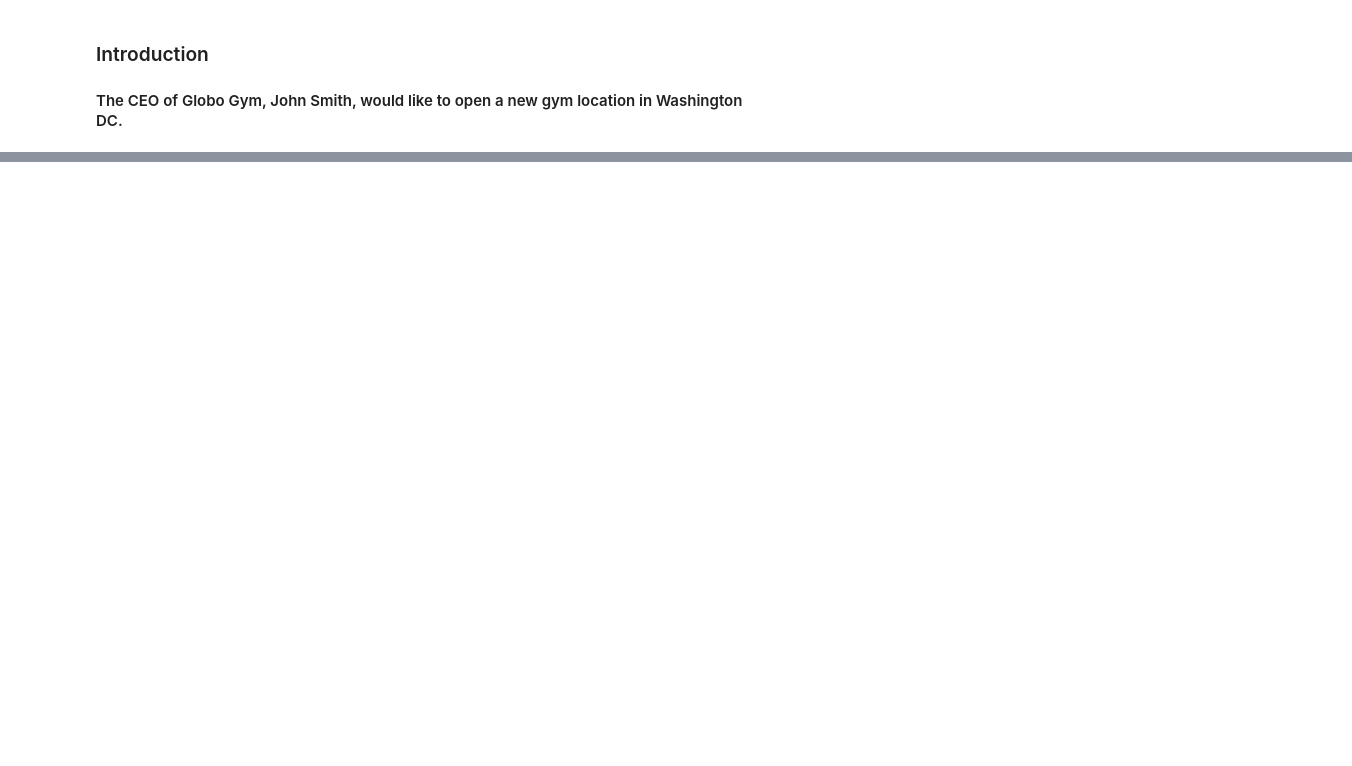
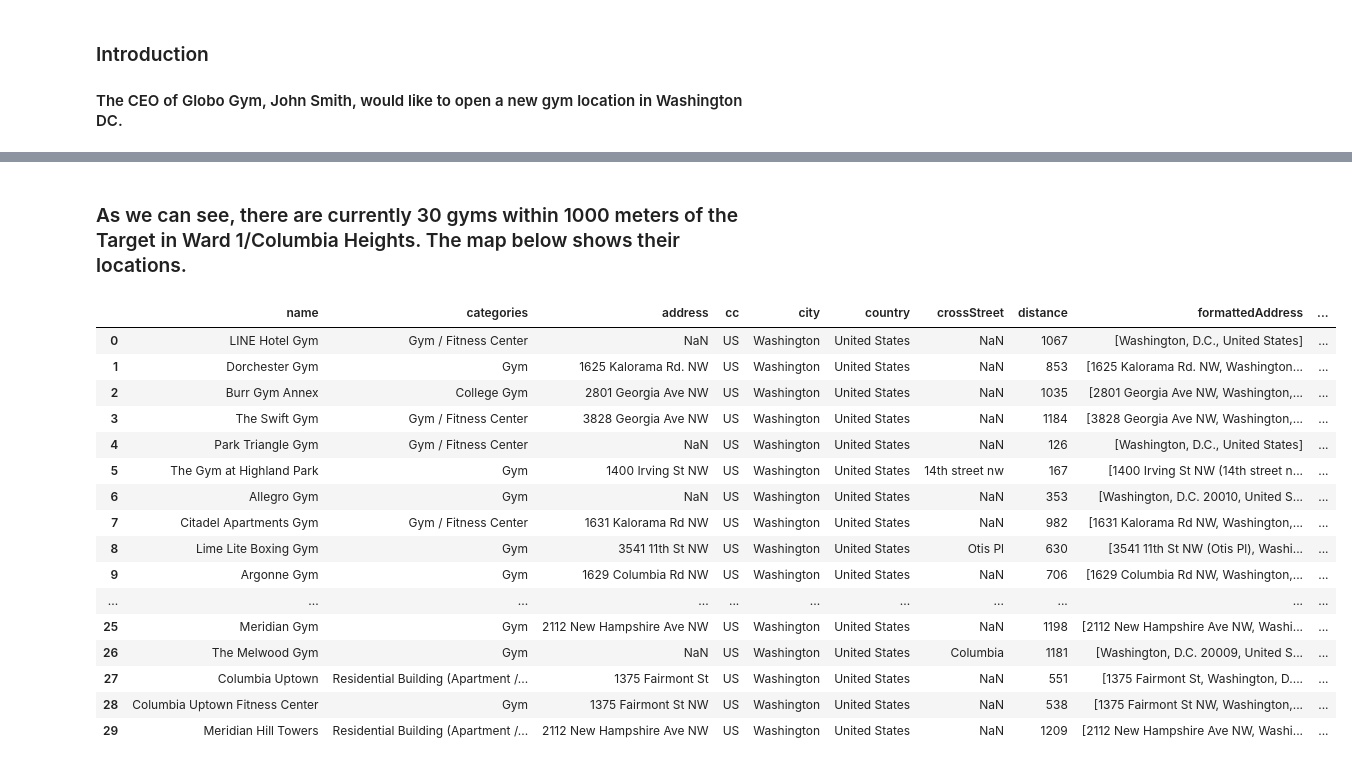
Before and after one commit to Alexdowd2/Coursera_Captstone, a Jupyter notebook: Battle of the Neighborhoods.ipynb, the cells around one changed output, grey strips where cells are left out. Cells and saved outputs as stored; diff of their text form; code cells hidden in the pictures; blank space fills up the shorter version.

```diff
--- a/Battle of the Neighborhoods.ipynb
+++ b/Battle of the Neighborhoods.ipynb
@@ -11,0 +222,4 @@
+# %%
+search_query = 'Gym'
+radius = 1000
+print(search_query + ' .... OK!')
@@ -11,0 +228,3 @@
+# %%
+url = 'https://api.foursquare.com/v2/venues/search?client_id={}&client_secret={}&ll={},{}&v={}&query={}&radius={}&limit={}'.format(CLIENT_ID, CLIENT_SECRET, latitude, longitude, VERSION, search_query, radius, LIMIT)
+url
@@ -11,0 +233,3 @@
+# %%
+results = requests.get(url).json()
+results
@@ -11,0 +254,8 @@
+# %%
+# assign relevant part of JSON to venues
+venues = results['response']['venues']
+
+# tranform venues into a dataframe
+dataframe = json_normalize(venues)
+print(dataframe.shape)
+dataframe.head()
@@ -11,0 +270,43 @@
+# %% [markdown]
+### As we can see, there are currently 30 gyms within 1000 meters of the Target in Ward 1/Columbia Heights. The map below shows their locations.
+# %%
+filtered_columns = ['name', 'categories'] + [col for col in dataframe.columns if col.startswith('location.')] + ['id']
+dataframe_filtered = dataframe.loc[:, filtered_columns]
+
+# function that extracts the category of the venue
+def get_category_type(row):
+    try:
+        categories_list = row['categories']
+    except:
+        categories_list = row['venue.categories']
+
+    if len(categories_list) == 0:
+        return None
+    else:
+        return categories_list[0]['name']
+
+# filter the category for each row
+dataframe_filtered['categories'] = dataframe_filtered.apply(get_category_type, axis=1)
+
+# clean column names by keeping only last term
+dataframe_filtered.columns = [column.split('.')[-1] for column in dataframe_filtered.columns]
+
+dataframe_filtered
+# %% [output]
+|  | name | categories | address | cc | city | country | crossStreet | distance | formattedAddress | ... |
+| 0 | LINE Hotel Gym | Gym / Fitness Center | NaN | US | Washington | United States | NaN | 1067 | [Washington, D.C., United States] | ... |
+| 1 | Dorchester Gym | Gym | 1625 Kalorama Rd. NW | US | Washington | United States | NaN | 853 | [1625 Kalorama Rd. NW, Washington... | ... |
+| 2 | Burr Gym Annex | College Gym | 2801 Georgia Ave NW | US | Washington | United States | NaN | 1035 | [2801 Georgia Ave NW, Washington,... | ... |
+| 3 | The Swift Gym | Gym / Fitness Center | 3828 Georgia Ave NW | US | Washington | United States | NaN | 1184 | [3828 Georgia Ave NW, Washington,... | ... |
+| 4 | Park Triangle Gym | Gym / Fitness Center | NaN | US | Washington | United States | NaN | 126 | [Washington, D.C., United States] | ... |
+| 5 | The Gym at Highland Park | Gym | 1400 Irving St NW | US | Washington | United States | 14th street nw | 167 | [1400 Irving St NW (14th street n... | ... |
+| 6 | Allegro Gym | Gym | NaN | US | Washington | United States | NaN | 353 | [Washington, D.C. 20010, United S... | ... |
+| 7 | Citadel Apartments Gym | Gym / Fitness Center | 1631 Kalorama Rd NW | US | Washington | United States | NaN | 982 | [1631 Kalorama Rd NW, Washington,... | ... |
+| 8 | Lime Lite Boxing Gym | Gym | 3541 11th St NW | US | Washington | United States | Otis Pl | 630 | [3541 11th St NW (Otis Pl), Washi... | ... |
+| 9 | Argonne Gym | Gym | 1629 Columbia Rd NW | US | Washington | United States | NaN | 706 | [1629 Columbia Rd NW, Washington,... | ... |
+| ... | ... | ... | ... | ... | ... | ... | ... | ... | ... | ... |
+| 25 | Meridian Gym | Gym | 2112 New Hampshire Ave NW | US | Washington | United States | NaN | 1198 | [2112 New Hampshire Ave NW, Washi... | ... |
+| 26 | The Melwood Gym | Gym | NaN | US | Washington | United States | Columbia | 1181 | [Washington, D.C. 20009, United S... | ... |
+| 27 | Columbia Uptown | Residential Building (Apartment /... | 1375 Fairmont St | US | Washington | United States | NaN | 551 | [1375 Fairmont St, Washington, D.... | ... |
+| 28 | Columbia Uptown Fitness Center | Gym | 1375 Fairmont St NW | US | Washington | United States | NaN | 538 | [1375 Fairmont St NW, Washington,... | ... |
+| 29 | Meridian Hill Towers | Residential Building (Apartment /... | 2112 New Hampshire Ave NW | US | Washington | United States | NaN | 1209 | [2112 New Hampshire Ave NW, Washi... | ... |
```
Also changed, not shown: parts of 51 cells of this notebook.
